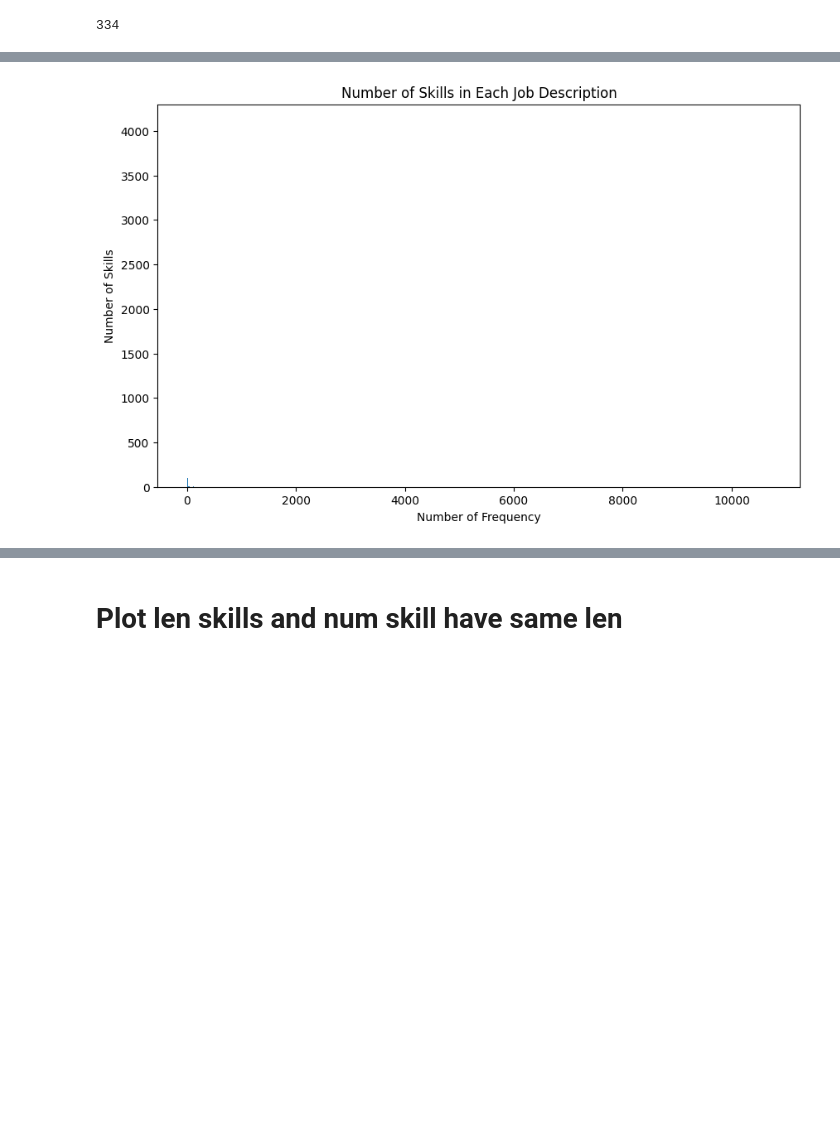
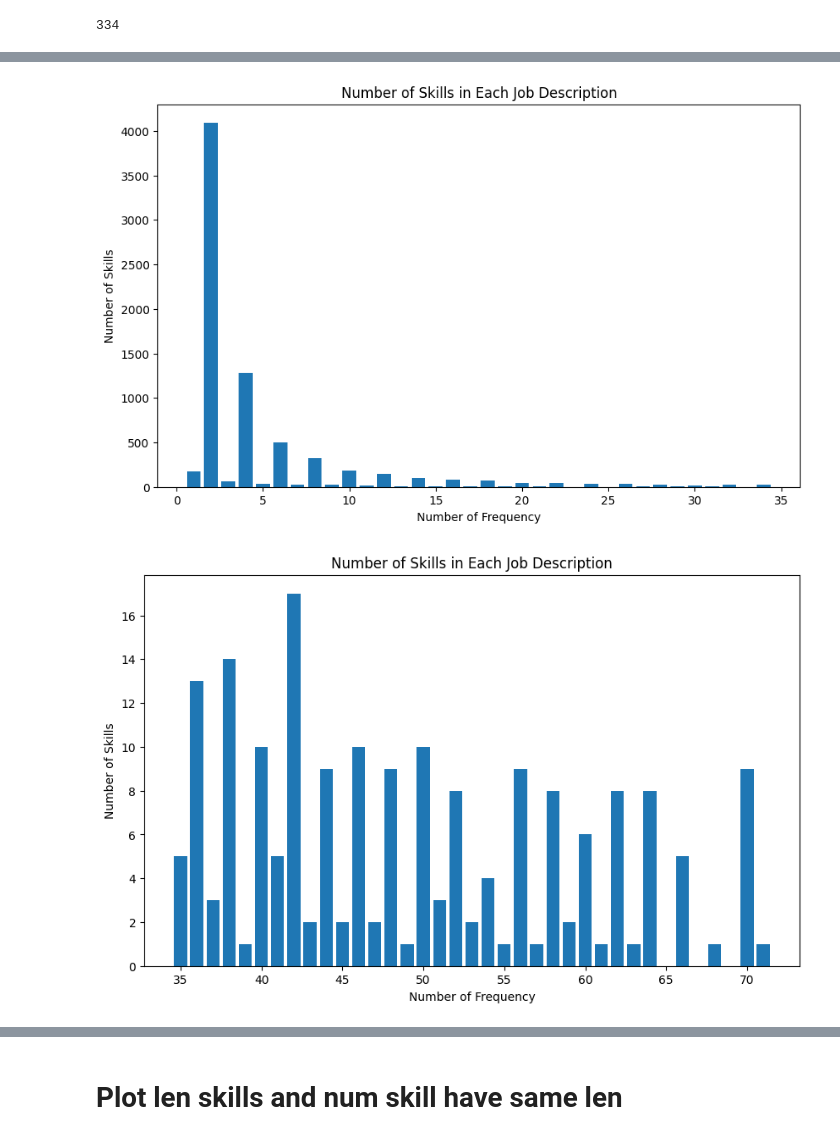
Before and after one commit to nnccuong-tmabd/middle-intern-tma, a Jupyter notebook: plot_data.ipynb, the cells around one changed output, grey strips where cells are left out. Saved outputs shown, nothing was run; the diff lists cells and outputs as text; code cells hidden in the pictures; blank space fills up the shorter version.

```diff
--- a/plot_data.ipynb
+++ b/plot_data.ipynb
@@ -56,6 +56,6 @@ len(statist_freq)
 # %%
 import math
 
-num_bin = math.ceil(math.sqrt(len(statist_freq)))
+num_bin = math.ceil(math.sqrt(len(statist_freq))/2)
 num_bin
 # %% [output]
@@ -62,0 +63,9 @@ num_bin
+# %%
+def spilt_bins(statist_freq):
+    num_bin = math.ceil(math.sqrt(len(statist_freq))/2)
+    size = math.ceil(len(statist_freq)/num_bin)
+    idx_bin = [[idx*size, idx*size + size] for idx in range(num_bin-1)]
+    idx_bin.append([(num_bin-1)*size, -1])
+    return idx_bin
+
+spilt_bins(statist_freq)
@@ -63,12 +83,16 @@ num_bin
+# %%
+bins = spilt_bins(statist_freq)
 # %%
 import matplotlib.pyplot as plt
 
-# Create a bar chart to visualize the number of skills for each JD
-plt.figure(figsize=(10, 6))  # Set the figure size (adjust as needed)
-plt.bar(list(statist_freq.keys()), list(statist_freq.values()))
-plt.xlabel('Number of Frequency')
-plt.ylabel('Number of Skills')
-plt.title('Number of Skills in Each Job Description')
-plt.show()
+for idx, bin in enumerate(bins):
+    # Create a bar chart to visualize the number of skills for each JD
+    plt.figure(figsize=(10, 6))  # Set the figure size (adjust as needed)
+    plt.bar(list(statist_freq.keys())[bin[0]:bin[-1]], list(statist_freq.values())[bin[0]:bin[-1]])
+    plt.xlabel('Number of Frequency')
+    plt.ylabel('Number of Skills')
+    plt.title('Number of Skills in Each Job Description')
+    plt.savefig(f'slide/plot_num_skills_frequency/{idx}.png')
 # %% [output]
-[figure, old version]
+[figure, new version]
+[figure, added]
```
Also changed, not shown: parts of 3 cells of this notebook, 12 other files.
